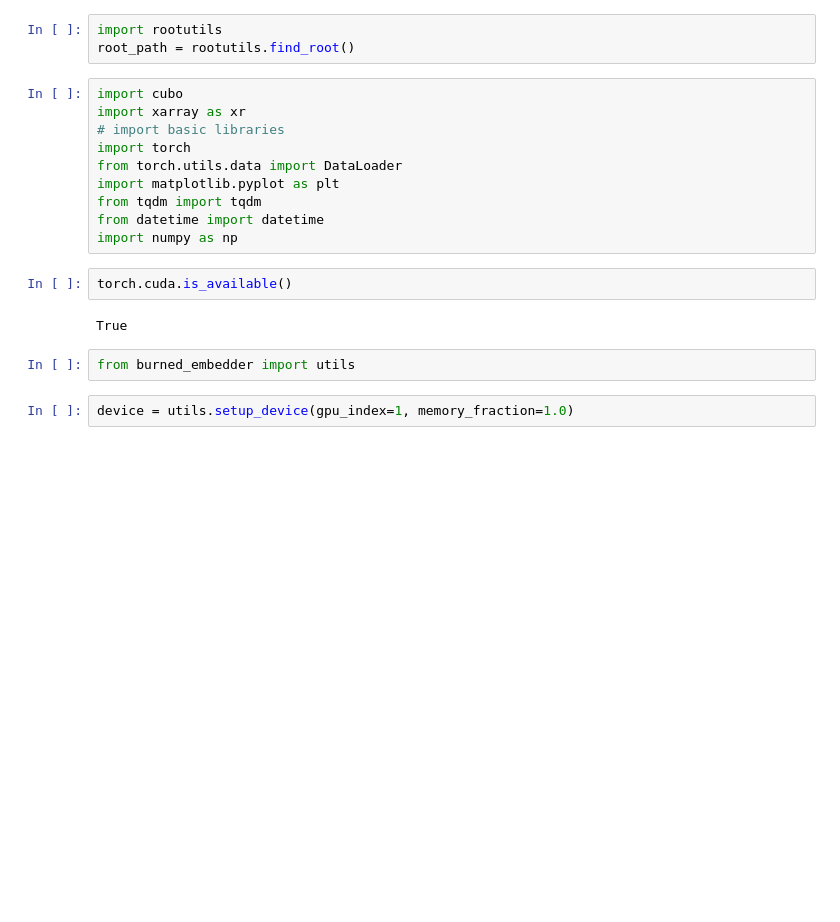
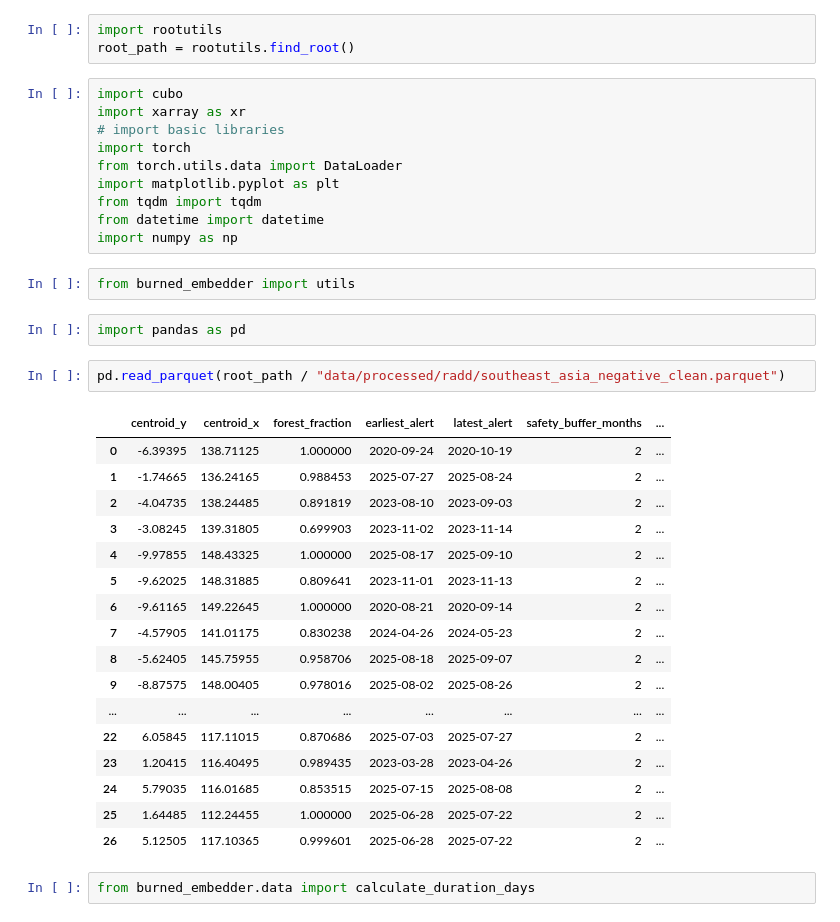
Before and after one commit to luismaecker/burned_embedder, a Jupyter notebook: notebooks/00_base_notebook.ipynb, the cells around one changed output. Saved outputs shown, nothing was run; the diff lists cells and outputs as text; blank space fills up the shorter version.

Commit message:
clean up

```diff
--- a/notebooks/00_base_notebook.ipynb
+++ b/notebooks/00_base_notebook.ipynb
@@ -18,11 +15,29 @@ import matplotlib.pyplot as plt
 from tqdm import tqdm
 from datetime import datetime
 import numpy as np
-# %%
-torch.cuda.is_available()
-# %% [output]
-True
 # %%
 from burned_embedder import utils
-# %%
-device = utils.setup_device(gpu_index=1, memory_fraction=1.0)
+# %%
+import pandas as pd
+# %%
+pd.read_parquet(root_path / "data/processed/radd/southeast_asia_negative_clean.parquet")
+# %% [output]
+|  | centroid_y | centroid_x | forest_fraction | earliest_alert | latest_alert | safety_buffer_months | ... |
+| 0 | -6.39395 | 138.71125 | 1.000000 | 2020-09-24 | 2020-10-19 | 2 | ... |
+| 1 | -1.74665 | 136.24165 | 0.988453 | 2025-07-27 | 2025-08-24 | 2 | ... |
+| 2 | -4.04735 | 138.24485 | 0.891819 | 2023-08-10 | 2023-09-03 | 2 | ... |
+| 3 | -3.08245 | 139.31805 | 0.699903 | 2023-11-02 | 2023-11-14 | 2 | ... |
+| 4 | -9.97855 | 148.43325 | 1.000000 | 2025-08-17 | 2025-09-10 | 2 | ... |
+| 5 | -9.62025 | 148.31885 | 0.809641 | 2023-11-01 | 2023-11-13 | 2 | ... |
+| 6 | -9.61165 | 149.22645 | 1.000000 | 2020-08-21 | 2020-09-14 | 2 | ... |
+| 7 | -4.57905 | 141.01175 | 0.830238 | 2024-04-26 | 2024-05-23 | 2 | ... |
+| 8 | -5.62405 | 145.75955 | 0.958706 | 2025-08-18 | 2025-09-07 | 2 | ... |
+| 9 | -8.87575 | 148.00405 | 0.978016 | 2025-08-02 | 2025-08-26 | 2 | ... |
+| ... | ... | ... | ... | ... | ... | ... | ... |
+| 22 | 6.05845 | 117.11015 | 0.870686 | 2025-07-03 | 2025-07-27 | 2 | ... |
+| 23 | 1.20415 | 116.40495 | 0.989435 | 2023-03-28 | 2023-04-26 | 2 | ... |
+| 24 | 5.79035 | 116.01685 | 0.853515 | 2025-07-15 | 2025-08-08 | 2 | ... |
+| 25 | 1.64485 | 112.24455 | 1.000000 | 2025-06-28 | 2025-07-22 | 2 | ... |
+| 26 | 5.12505 | 117.10365 | 0.999601 | 2025-06-28 | 2025-07-22 | 2 | ... |
+# %%
+from burned_embedder.data import calculate_duration_days
```
Also changed, not shown: parts of 2 cells of this notebook, 29 other files.
